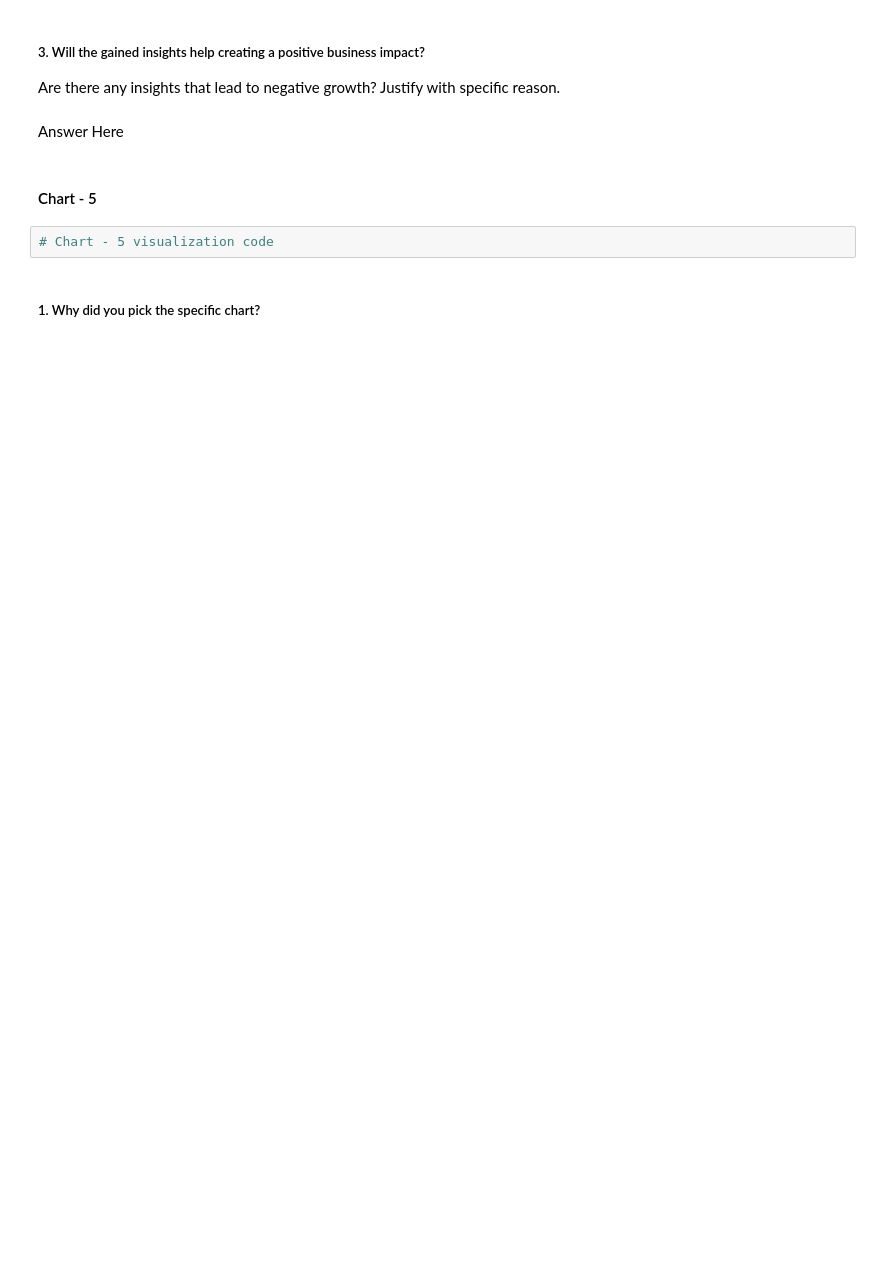
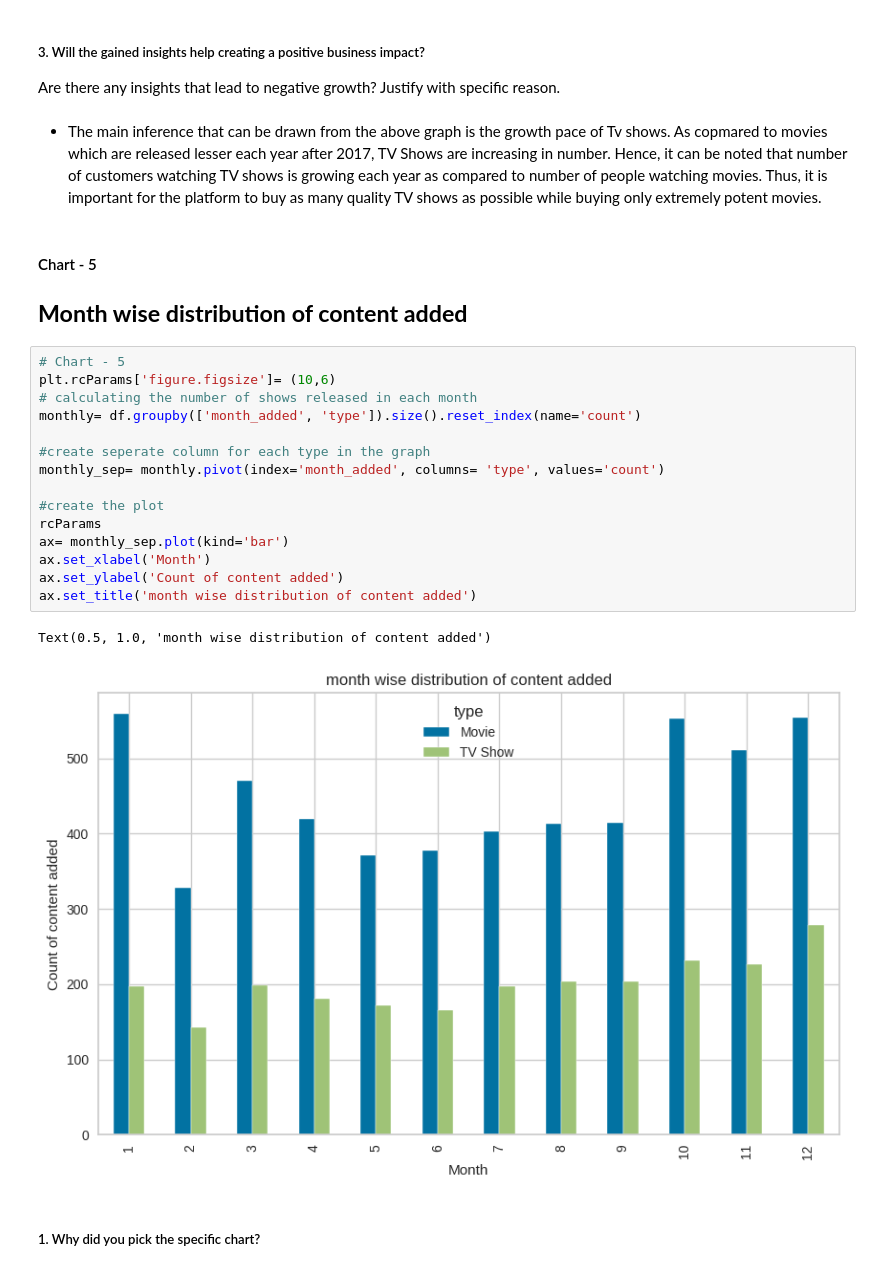
Before and after one commit to Kalpesh-Nandedkar/Netflix-Movies-and-TV-Shows-Clustering, a Jupyter notebook: Netflix_Movies_&_TV_Shows_Clustering.ipynb, the cells around one changed output. Drawn from its saved outputs; the diff is of its cells as text; blank space fills up the shorter version.

```diff
--- a/Netflix_Movies_&_TV_Shows_Clustering.ipynb
+++ b/Netflix_Movies_&_TV_Shows_Clustering.ipynb
@@ -624,11 +658,28 @@ Answer Here
 # %% [markdown]
 ##### 3. Will the gained insights help creating a positive business impact?
 Are there any insights that lead to negative growth? Justify with specific reason.
-# %% [markdown]
-Answer Here
+# %% [markdown]
+* The main inference that can be drawn from the above graph is the growth pace of Tv shows. As copmared to movies which are released lesser each year after 2017, TV Shows are increasing in number. Hence, it can be noted that number of customers watching TV shows is growing each year as compared to number of people watching movies. Thus, it is important for the platform to buy as many quality TV shows as possible while buying only extremely potent movies.
 # %% [markdown]
 #### Chart - 5
+## **Month wise distribution of content added**
-# %%
-# Chart - 5 visualization code
+# %%
+# Chart - 5
+plt.rcParams['figure.figsize']= (10,6)
+# calculating the number of shows released in each month
+monthly= df.groupby(['month_added', 'type']).size().reset_index(name='count')
+
+#create seperate column for each type in the graph
+monthly_sep= monthly.pivot(index='month_added', columns= 'type', values='count')
+
+#create the plot
+rcParams
+ax= monthly_sep.plot(kind='bar')
+ax.set_xlabel('Month')
+ax.set_ylabel('Count of content added')
+ax.set_title('month wise distribution of content added')
+# %% [output]
+Text(0.5, 1.0, 'month wise distribution of content added')
+[figure, added]
 # %% [markdown]
 ##### 1. Why did you pick the specific chart?
```
Also changed, not shown: parts of 71 cells of this notebook.
